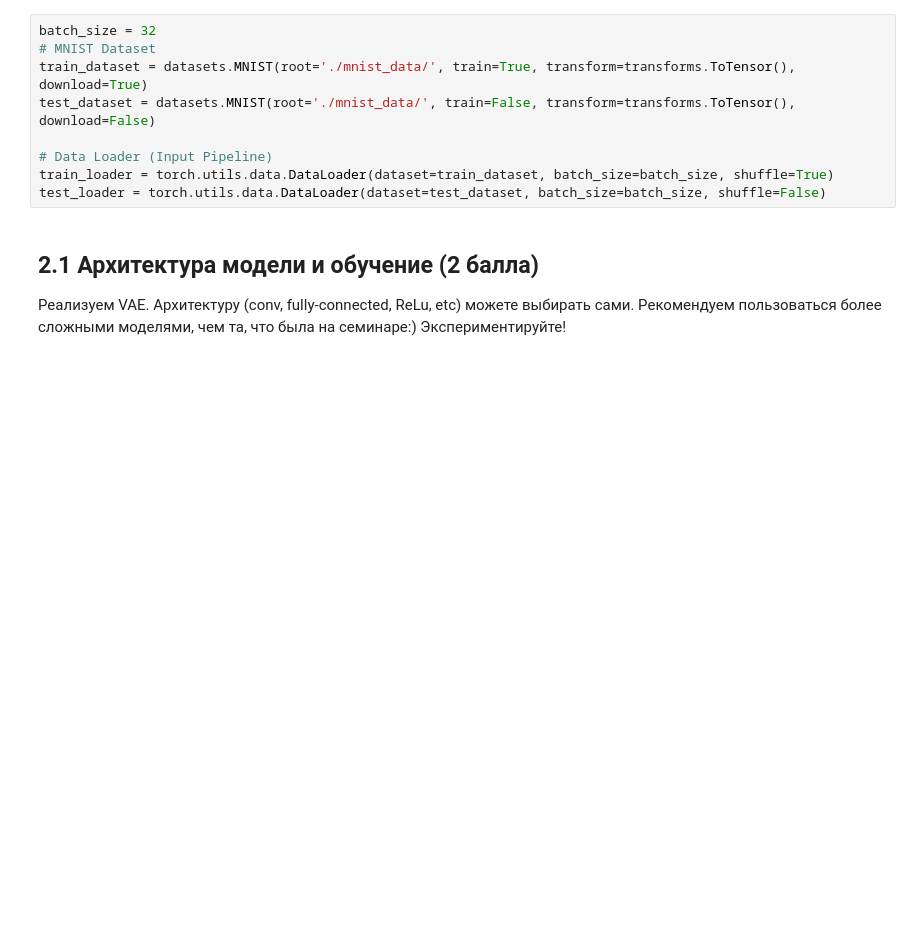
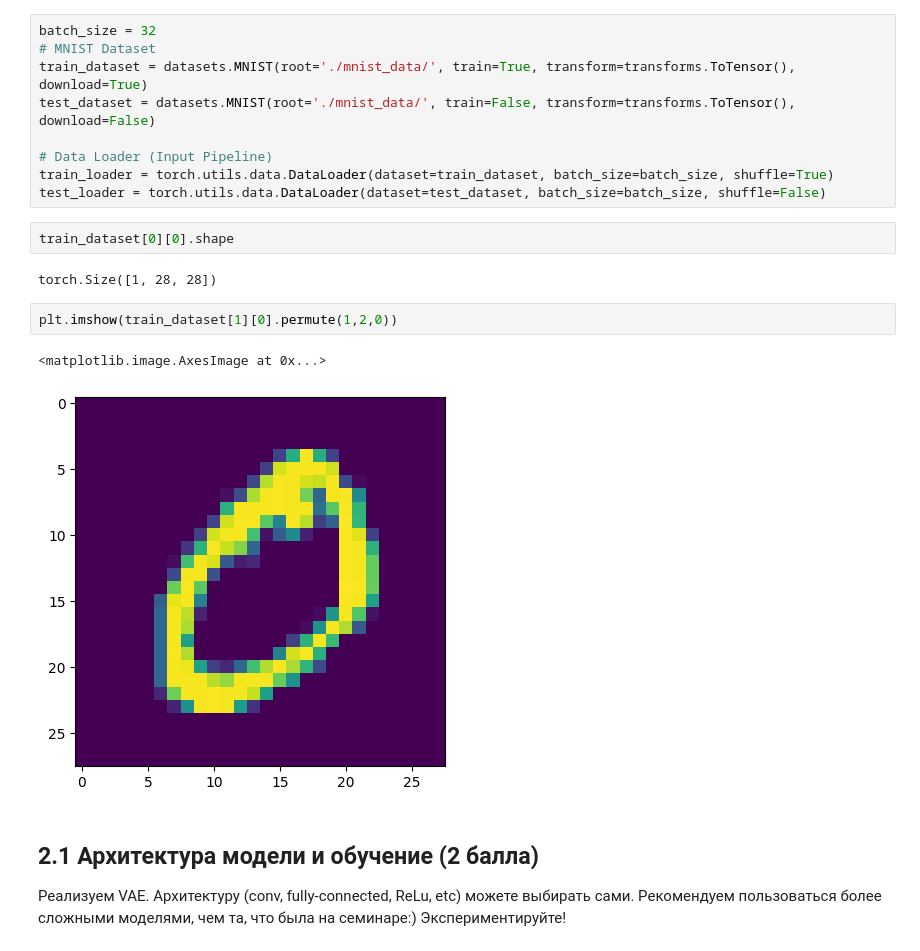
Before and after one commit to DeckardNine/DeckardNine, a Jupyter notebook: week_10_AE_VAE/Homework/hw_7_autoencoders.ipynb, the cells around one changed output. Saved outputs shown, nothing was run; the diff lists cells and outputs as text; blank space fills up the shorter version.

```diff
--- a/week_10_AE_VAE/Homework/hw_7_autoencoders.ipynb
+++ b/week_10_AE_VAE/Homework/hw_7_autoencoders.ipynb
@@ -446,6 +391,15 @@ test_dataset = datasets.MNIST(root='./mnist_data/', train=False, transform=trans
 # Data Loader (Input Pipeline)
 train_loader = torch.utils.data.DataLoader(dataset=train_dataset, batch_size=batch_size, shuffle=True)
 test_loader = torch.utils.data.DataLoader(dataset=test_dataset, batch_size=batch_size, shuffle=False)
+# %%
+train_dataset[0][0].shape
+# %% [output]
+torch.Size([1, 28, 28])
+# %%
+plt.imshow(train_dataset[1][0].permute(1,2,0))
+# %% [output]
+<matplotlib.image.AxesImage at 0x...>
+[figure, added]
 # %% [markdown]
 ## 2.1 Архитектура модели и обучение (2 балла)
 
```
Also changed, not shown: parts of 29 cells of this notebook.
